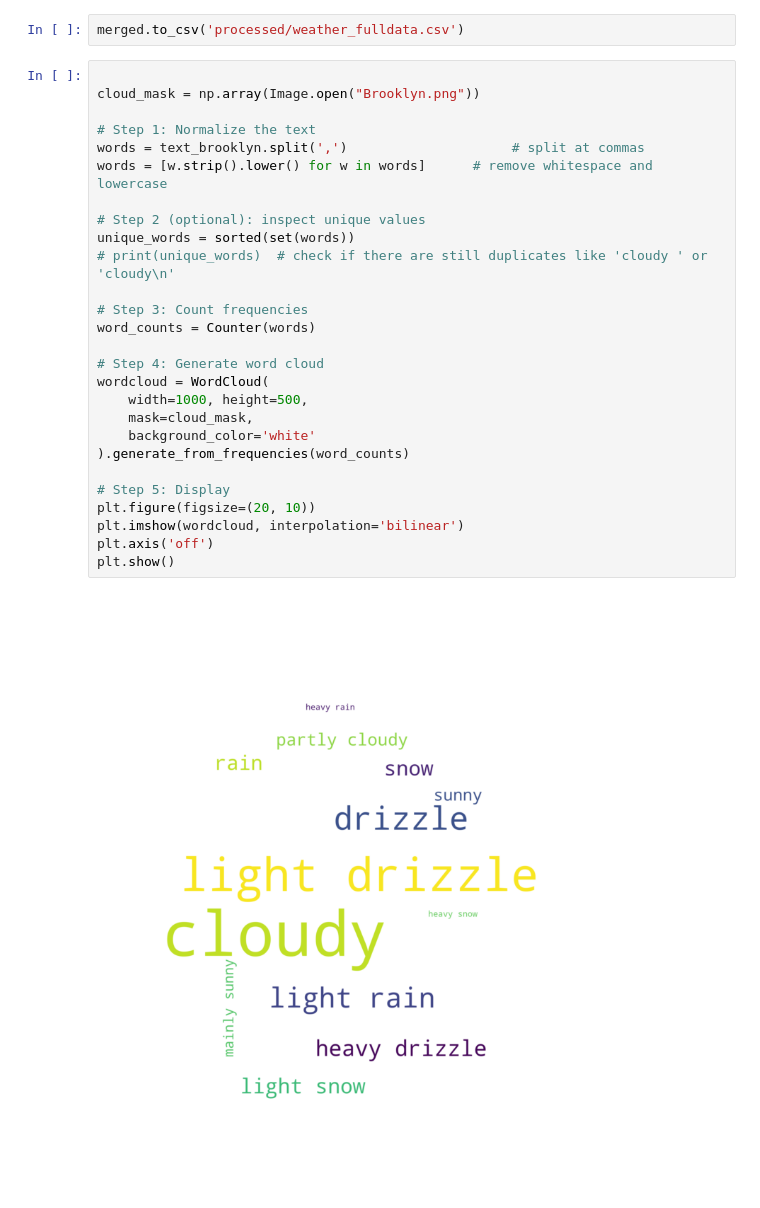
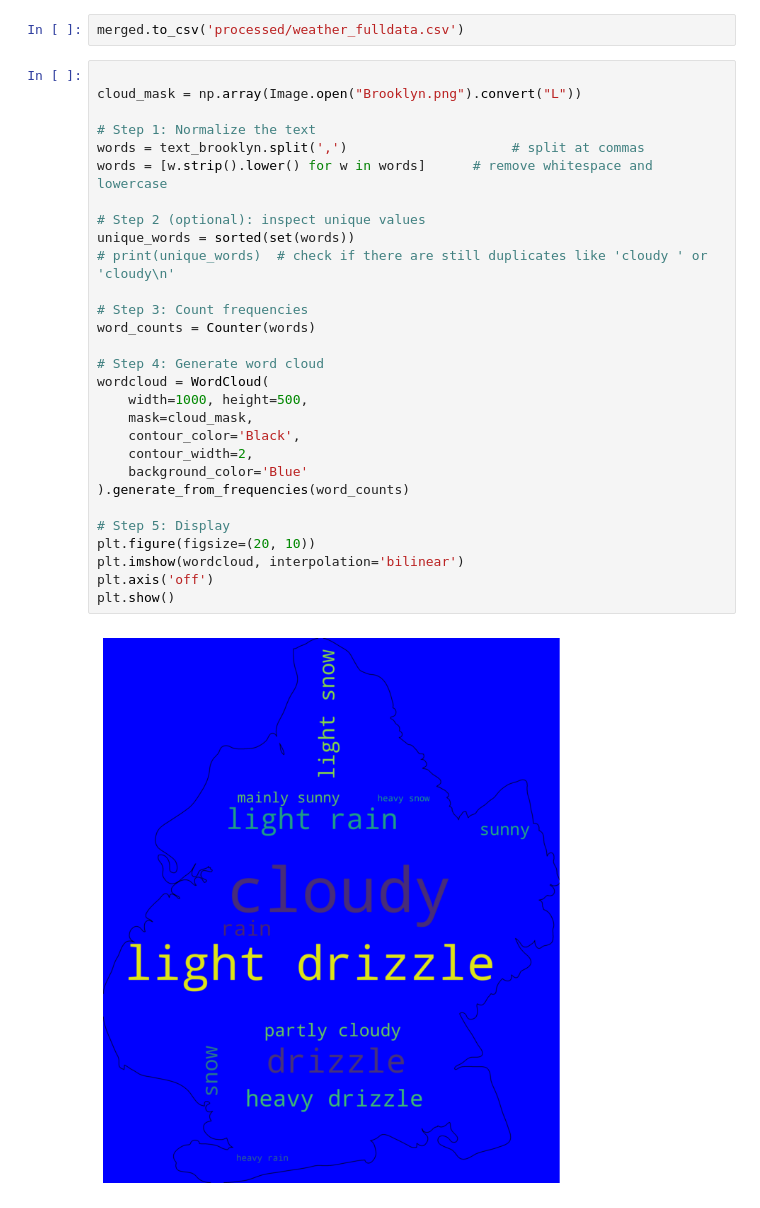
Before and after one commit to helenawittlich/berlin-brooklyn-weather, a Jupyter notebook: weather_analysis.ipynb, the cells around one changed output. Saved outputs shown, nothing was run; the diff lists cells and outputs as text.

Commit message:
project work on graphics

```diff
--- a/weather_analysis.ipynb
+++ b/weather_analysis.ipynb
@@ -370,30 +377,32 @@ plt.show()
 merged.to_csv('processed/weather_fulldata.csv')
 # %%
 
-cloud_mask = np.array(Image.open("Brooklyn.png"))
+cloud_mask = np.array(Image.open("Brooklyn.png").convert("L"))
 
 # Step 1: Normalize the text
 words = text_brooklyn.split(',')                     # split at commas
 words = [w.strip().lower() for w in words]      # remove whitespace and lowercase
 
 # Step 2 (optional): inspect unique values
 unique_words = sorted(set(words))
 # print(unique_words)  # check if there are still duplicates like 'cloudy ' or 'cloudy\n'
 
 # Step 3: Count frequencies
 word_counts = Counter(words)
 
 # Step 4: Generate word cloud
 wordcloud = WordCloud(
     width=1000, height=500,
     mask=cloud_mask,
-    background_color='white'
+    contour_color='Black',
+    contour_width=2,
+    background_color='Blue'
 ).generate_from_frequencies(word_counts)
 
 # Step 5: Display
 plt.figure(figsize=(20, 10))
 plt.imshow(wordcloud, interpolation='bilinear')
 plt.axis('off')
 plt.show()
 # %% [output]
-[figure, old version]
+[figure, new version]
```
Also changed, not shown: parts of 7 cells of this notebook, 7 other files.
